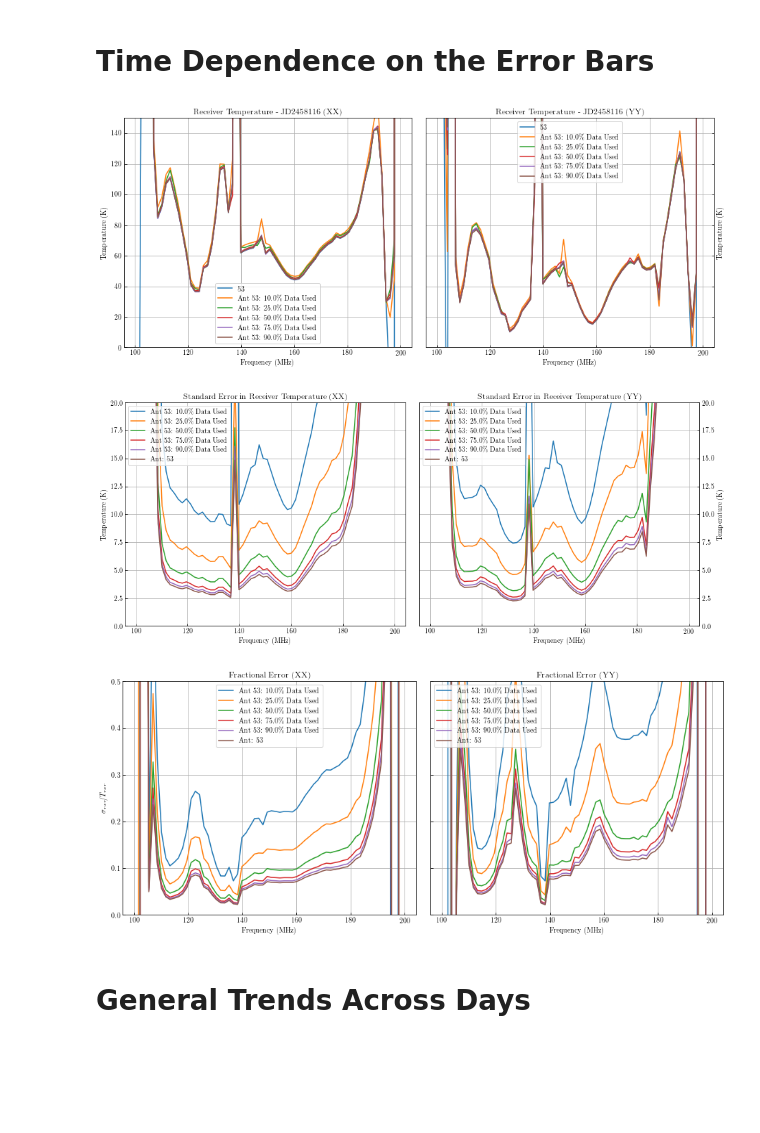
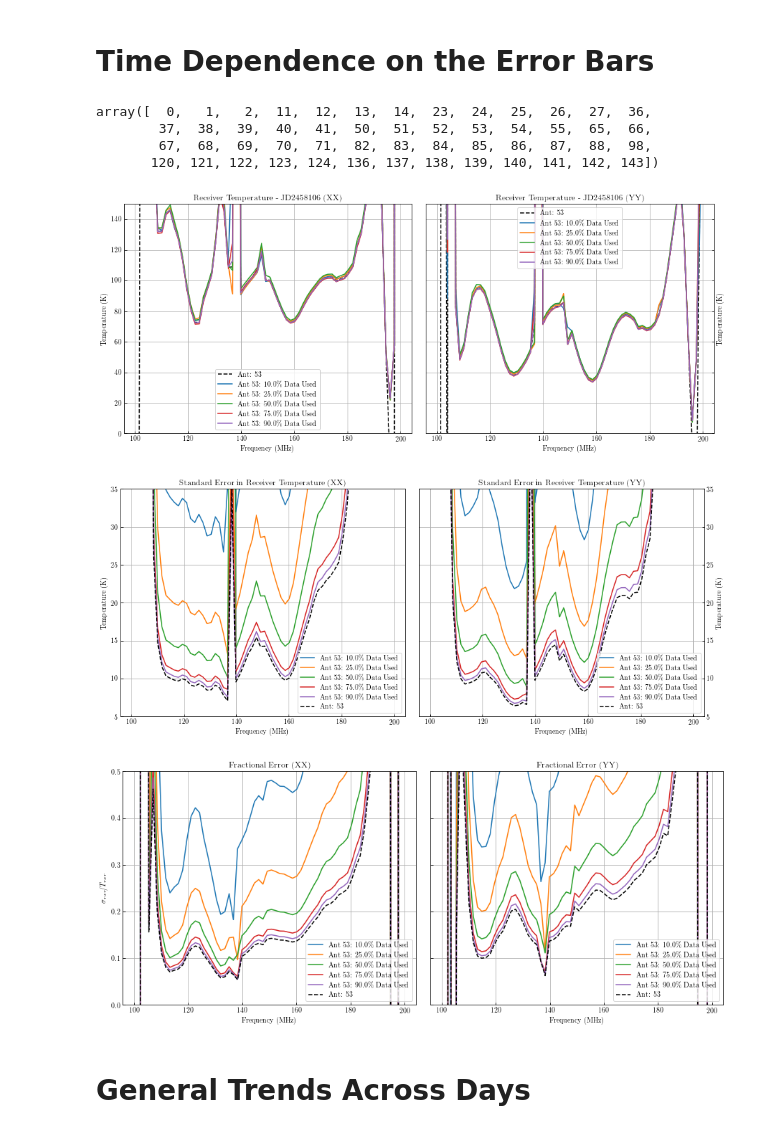
Before and after one commit to tyler-a-cox/HERA_Tsys, a Jupyter notebook: notebooks/HERA_Tsys_auto_fits.ipynb, the cells around one changed output. Drawn from its saved outputs; the diff is of its cells as text; code cells hidden in the pictures; blank space fills up the shorter version.

```diff
--- a/notebooks/HERA_Tsys_auto_fits.ipynb
+++ b/notebooks/HERA_Tsys_auto_fits.ipynb
@@ -255,7 +255,7 @@ plt.grid()
 # %% [markdown]
 # Time Dependence on the Error Bars
 # %%
-JD = 2458116
+JD = 2458106
 
 data = np.load('/Users/tyler/Desktop/Research/Tsys/Tsys_plots/IDR2/2458098/fits.npz'.format(JD))
 nrao_feeds = data['nrao_feeds']
@@ -289,10 +289,15 @@ interp_Tsky = interpolate.interp1d(model_lsts, model_HERA_Tsky, kind='cubic', ax
 interp_Tsky_array = interp_Tsky(data_lsts[0])
 Tsky_mean = np.mean(interp_Tsky_array, axis=2)
 Tsky_prime = interp_Tsky_array - np.expand_dims(Tsky_mean, 2)
+# %%
+HERA_list
+# %% [output]
+array([  0,   1,   2,  11,  12,  13,  14,  23,  24,  25,  26,  27,  36,
+        37,  38,  39,  40,  41,  50,  51,  52,  53,  54,  55,  65,  66,
+        67,  68,  69,  70,  71,  82,  83,  84,  85,  86,  87,  88,  98,
+       120, 121, 122, 123, 124, 136, 137, 138, 139, 140, 141, 142, 143])
 # %%
-sim = True
-
-data_frac = [0.1, 0.25, 0.5, 0.75, 0.9]
+data_frac = [0.1, 0.25, 0.5, 0.75, 0.9, 1.0]
 
 selected_ant = 53
 ant_idx = np.where(HERA_list == selected_ant)[0]
@@ -330,32 +335,32 @@ for di, frac in enumerate(data_frac):
 fig, axarr = plt.subplots(1, 2, sharey=True, figsize=(15, 6))
 
 for poli, pol in enumerate(pols):
-    axarr[poli].plot(freqs, rxr_temp_new[poli, ant_idx][0], label=str(selected_ant))
-    for i in np.arange(len(rxr_temp_var_frac)):
+    axarr[poli].plot(freqs, rxr_temp_var_frac[-1][poli], 'k--',label='Ant: {ant}'.format(ant=selected_ant))
+    for i in np.arange(len(rxr_temp_var_frac)-1):
         axarr[poli].plot(freqs, np.abs(rxr_temp_var_frac[i][poli]),
                          label='Ant {ant}: {frac}\% Data Used'.format(ant=selected_ant,frac=data_frac[i]*100))
     axarr[poli].set_ylim([0,150])
     axarr[poli].set_ylabel('Temperature (K)')
     axarr[poli].set_xlabel('Frequency (MHz)')
-    axarr[poli].set_title('Receiver Temperature - JD{JD} ({pol})'.format(JD=jd,pol=2*pol))
+    axarr[poli].set_title('Receiver Temperature - JD{JD} ({pol})'.format(JD=JD,pol=2*pol))
     axarr[1].yaxis.tick_right()
     axarr[1].yaxis.set_label_position("right")
     axarr[poli].grid()
     axarr[poli].legend()
 plt.subplots_adjust(wspace=0.05)
-#plt.savefig('/Users/tyler/Desktop/Research/Tsys/Tsys_plots/IDR2/{JD}/receiver_temp_{JD}.png'.format(JD=JD), bbox_inches='tight')
+plt.savefig('/Users/tyler/Desktop/Research/Tsys/Tsys_plots/IDR2/{JD}/frac_data_rxr_temp_ant_{ant}_{JD}.png'.format(JD=JD, ant=selected_ant), bbox_inches='tight')
 # %% [output]
-[figure, old version]
+[figure, new version]
 # %%
 fig, axarr = plt.subplots(1, 2, figsize=(15, 6))
 
 for poli, pol in enumerate(pols):
-    for i in np.arange(len(rxr_temp_var_frac)):
+    for i in np.arange(len(rxr_temp_var_frac)-1):
         axarr[poli].plot(freqs, rxr_temp_err_frac[i][poli],
                       label='Ant {ant}: {frac}\% Data Used'.format(ant=selected_ant,frac=data_frac[i]*100))
-    axarr[poli].plot(freqs, rxr_temp_err_new[poli, ant_idx][0], label='Ant: {ant}'.format(ant=selected_ant))
+    axarr[poli].plot(freqs, rxr_temp_err_frac[-1][poli], 'k--', label='Ant: {ant}'.format(ant=selected_ant))
     axarr[poli].set_xlabel('Frequency (MHz)')
-    axarr[poli].set_ylim([0,20])
+    axarr[poli].set_ylim([5,35])
     axarr[poli].set_ylabel('Temperature (K)')
     axarr[1].yaxis.tick_right()
     axarr[1].yaxis.set_label_position("right")
@@ -364,27 +369,28 @@ for poli, pol in enumerate(pols):
     axarr[poli].grid()
     axarr[poli].legend()
 plt.subplots_adjust(wspace=0.05)
-#plt.savefig('/Users/tyler/Desktop/Research/Tsys/Tsys_plots/IDR2/{JD}/rxr_standard_err_{pol}_{JD}.png'.format(pol=2*pol, JD=JD), bbox_inches='tight')
+plt.savefig('/Users/tyler/Desktop/Research/Tsys/Tsys_plots/IDR2/{JD}/frac_data_rxr_standard_err_ant_{ant}_{JD}.png'.format(ant=selected_ant, JD=JD), bbox_inches='tight')
 # %% [output]
-[figure, old version]
+[figure, new version]
 # %%
 fig, axarr = plt.subplots(1, 2, sharey=True, figsize=(15, 6))
 
 for poli, pol in enumerate(pols):
-    for i in np.arange(len(rxr_temp_var_frac)):
+    for i in np.arange(len(rxr_temp_var_frac)-1):
         axarr[poli].plot(freqs, rxr_temp_err_frac[i][poli] / rxr_temp_var_frac[i][poli],
                          label='Ant {ant}: {frac}\% Data Used'.format(ant=selected_ant,frac=data_frac[i]*100))
-    axarr[poli].plot(freqs, rxr_temp_err_new[poli, ant_idx][0] / rxr_temp_new[poli, ant_idx][0], label='Ant: {ant}'.format(ant=selected_ant))
+    axarr[poli].plot(freqs, rxr_temp_err_frac[-1][poli] / rxr_temp_var_frac[-1][poli],
+                     'k--', label='Ant: {ant}'.format(ant=selected_ant))
     axarr[poli].set_title('Fractional Error ({})'.format(2*pol))
     axarr[0].set_ylabel(r'$\sigma_{rxr} / T_{rxr}$')
     axarr[poli].set_xlabel('Frequency (MHz)')
     axarr[poli].set_ylim([0,0.5])
     axarr[poli].grid()
     axarr[poli].legend()
 plt.subplots_adjust(wspace=0.05)
-#plt.savefig('/Users/tyler/Desktop/Research/Tsys/Tsys_plots/IDR2/{JD}/rxr_fraction_err_{JD}.png'.format(JD=jd), bbox_inches='tight')
+plt.savefig('/Users/tyler/Desktop/Research/Tsys/Tsys_plots/IDR2/{JD}/frac_data_rxr_fraction_err_ant_{ant}_{JD}.png'.format(JD=JD, ant=selected_ant), bbox_inches='tight')
 # %% [output]
-[figure, old version]
+[figure, new version]
 # %% [markdown]
 # General Trends Across Days
 # %%
```
Also changed, not shown: 1 other file.
